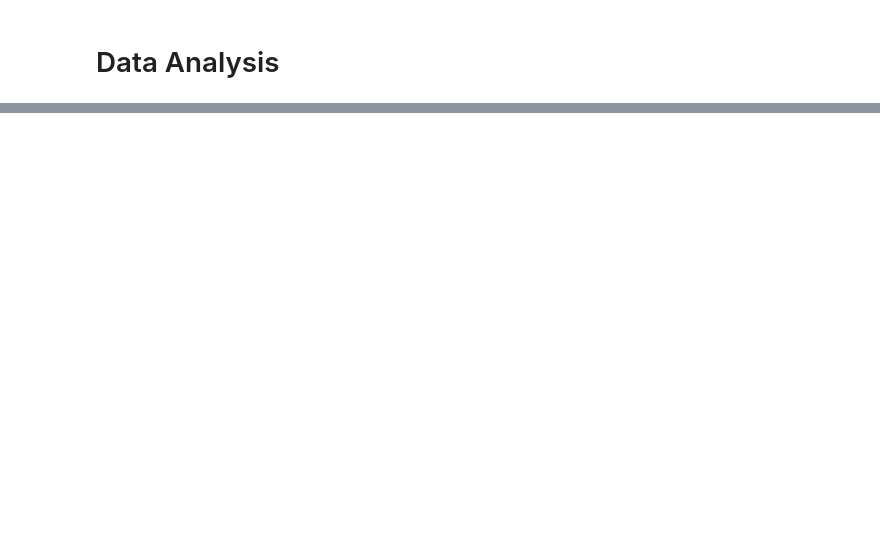
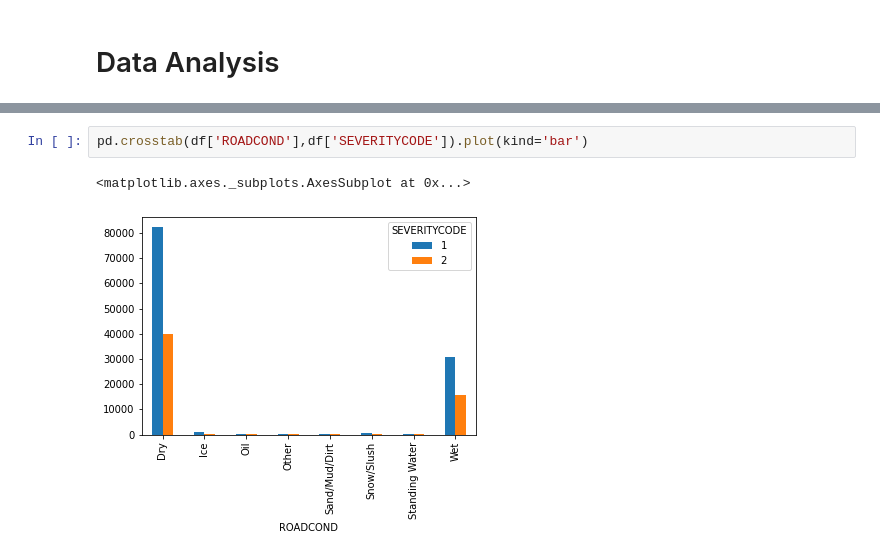
Before and after one commit to kegert/Coursera_Capstone, a Jupyter notebook: Data Analysis.ipynb, the cells around one changed output, grey strips where cells are left out. Drawn from its saved outputs; the diff is of its cells as text; blank space fills up the shorter version.

```diff
--- a/Data Analysis.ipynb
+++ b/Data Analysis.ipynb
@@ -101,0 +113,5 @@ See the caveats in the documentation: http://pandas.pydata.org/pandas-docs/stabl
+# %%
+pd.crosstab(df['ROADCOND'],df['SEVERITYCODE']).plot(kind='bar')
+# %% [output]
+<matplotlib.axes._subplots.AxesSubplot at 0x...>
+[figure, added]
```
Also changed, not shown: parts of 19 cells of this notebook, 4 other files.
